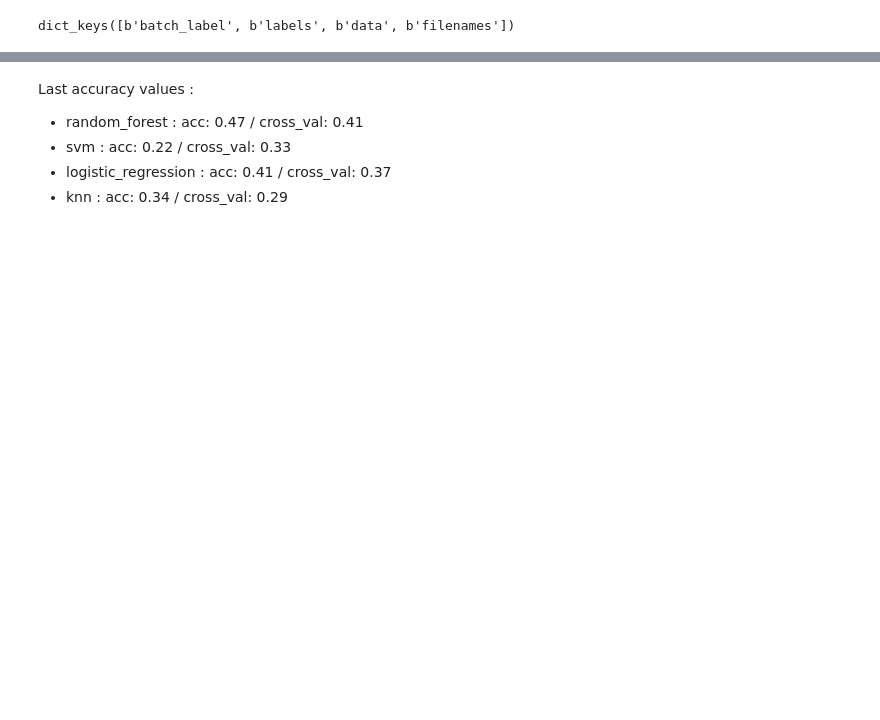
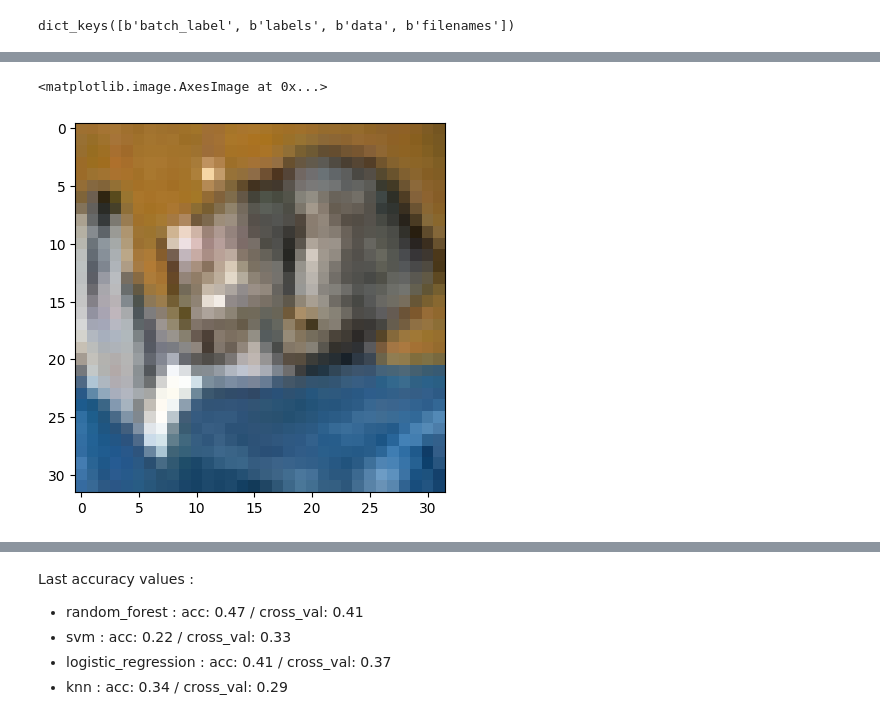
Before and after one commit to nicolas-bock/cifar_mlrf, a Jupyter notebook: notebooks/model.ipynb, the cells around one changed output, grey strips where cells are left out. Cells and saved outputs as stored; diff of their text form; code cells hidden in the pictures; blank space fills up the shorter version.

```diff
--- a/notebooks/model.ipynb
+++ b/notebooks/model.ipynb
@@ -6,15 +7,16 @@ import matplotlib.pyplot as plt
 # %%
-def unpickle(file):
-    import pickle
-    with open(file, 'rb') as fo:
-        dict = pickle.load(fo, encoding='bytes')
-    return dict
+def load_data(file_path):
+    with open(file_path, 'rb') as f:
+        data = pickle.load(f, encoding='bytes')
+    return data
 # %%
-dict = unpickle("cifar-10-batches-py/data_batch_1")
-dict = dict | unpickle("cifar-10-batches-py/data_batch_2")
-dict = dict | unpickle("cifar-10-batches-py/data_batch_3")
-dict = dict | unpickle("cifar-10-batches-py/data_batch_4")
-dict = dict | unpickle("cifar-10-batches-py/data_batch_5")
+data_path = "../data/raw/cifar-10-batches-py/"
+
+dict = load_data(data_path + "data_batch_1")
+dict = dict | load_data(data_path + "data_batch_2")
+dict = dict | load_data(data_path + "data_batch_3")
+dict = dict | load_data(data_path + "data_batch_4")
+dict = dict | load_data(data_path + "data_batch_5")
 dict.keys()
 # %% [output]
 dict_keys([b'batch_label', b'labels', b'data', b'filenames'])
@@ -183,0 +23,2 @@ svm_scores.mean()
+# %%
+dict_test = load_data(data_path + "test_batch")
@@ -183,0 +41,11 @@ svm_scores.mean()
+# %%
+X_test = np.array(dict_test[b'data']).reshape(-1, 32, 32, 3) / 255.0
+y_test = np.array(dict_test[b'labels'])
+X_test = X_test.reshape(X_test.shape[0], -1)
+X_test = [to_image(img) for img in X_test]
+
+
+plt.imshow(X_test[0])
+# %% [output]
+<matplotlib.image.AxesImage at 0x...>
+[figure, added]
```
Also changed, not shown: parts of 23 cells of this notebook, 7 other files.
